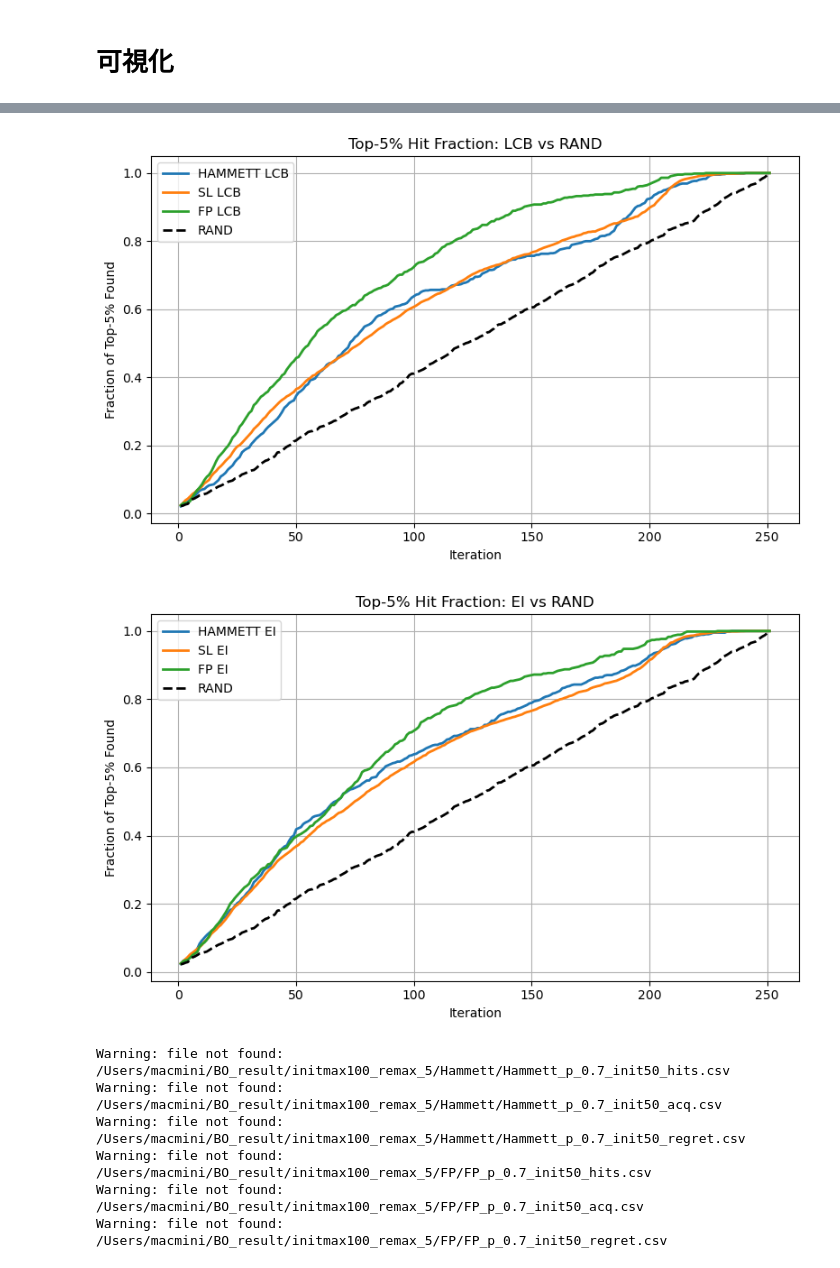
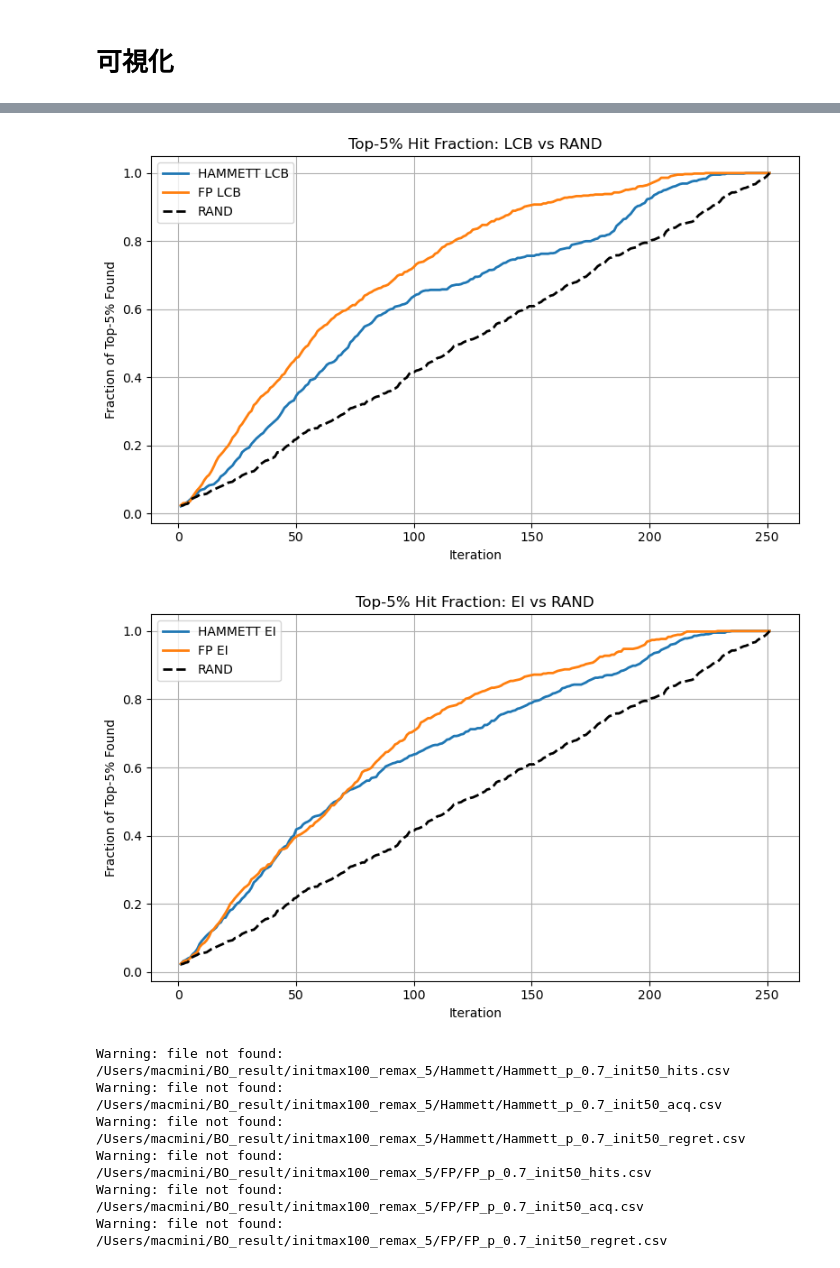
Before and after one commit to kakeru-watanabe06/BO_FP_Hammett_SL, a Jupyter notebook: FP_BO.ipynb/FP_BOのコピー.ipynb, the cells around one changed output, grey strips where cells are left out. Drawn from its saved outputs; the diff is of its cells as text; code cells hidden in the pictures.

```diff
--- a/FP_BO.ipynb/FP_BOのコピー.ipynb
+++ b/FP_BO.ipynb/FP_BOのコピー.ipynb
@@ -909,7 +909,7 @@ def plot_hits_with_single_random(df_hits_dict):
 # 1) 検証した説明関数のベースファイル名を辞書で指定
 file_initials = {
     'Hammett': "/Users/macmini/BO_result/initsize5_LCB_per_dim/Hammett/Hammett_p_0.7_init5",
-    'SL': '/Users/macmini/BO_result/inimax5_remaxunlimited_t200/SL/SL_p_0.7_init5',
+    # 'SL': '/Users/macmini/BO_result/inimax5_remaxunlimited_t200/SL/SL_p_0.7_init5',
     'FP': "/Users/macmini/BO_result/initsize5_LCB_per_dim/FP/FP_BO_resultsFP_p_0.7_init5"
     # 他の説明関数も同様に追加
 }
@@ -933,6 +932,6 @@ Warning: file not found: /Users/macmini/BO_result/inimax5_remaxunlimited_t200/SL
 Warning: file not found: /Users/macmini/BO_result/initsize5_LCB_per_dim/FP/FP_BO_resultsFP_p_0.7_init5_regret.csv
-[figure, old version]
+[figure, new version]
-[figure, old version]
+[figure, new version]
 Warning: file not found: /Users/macmini/BO_result/initmax100_remax_5/Hammett/Hammett_p_0.7_init50_hits.csv
 Warning: file not found: /Users/macmini/BO_result/initmax100_remax_5/Hammett/Hammett_p_0.7_init50_acq.csv
 Warning: file not found: /Users/macmini/BO_result/initmax100_remax_5/Hammett/Hammett_p_0.7_init50_regret.csv
```
Also changed, not shown: parts of 2 cells of this notebook.
